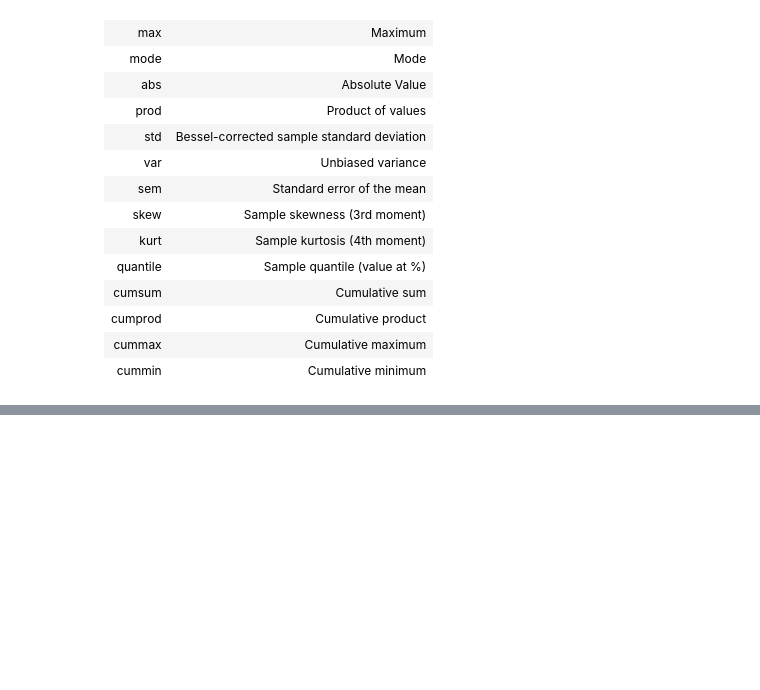
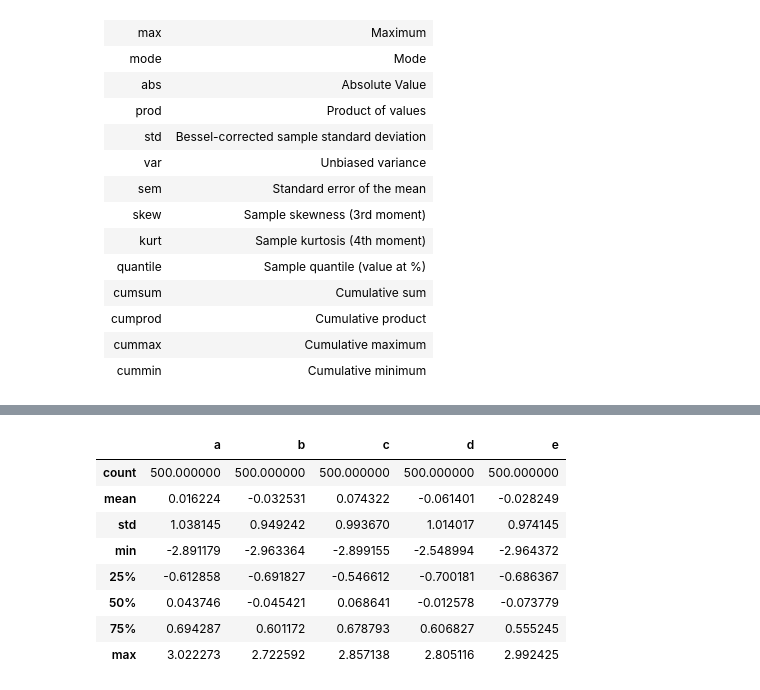
Before and after one commit to mangxiao2018/PandasSample, a Jupyter notebook: 100004-必会函数.ipynb, the cells around one changed output, grey strips where cells are left out. Saved outputs shown, nothing was run; the diff lists cells and outputs as text; code cells hidden in the pictures; blank space fills up the shorter version.

Commit message:
Summarizing data: describe

```diff
--- a/100004-必会函数.ipynb
+++ b/100004-必会函数.ipynb
@@ -817,0 +838,16 @@ series.nunique()
+# %%
+frame = pd.DataFrame(np.random.randn(1000,5), columns=["a","b","c","d","e"])
+# %%
+frame.iloc[::2] = np.nan
+# %%
+frame.describe()
+# %% [output]
+|  | a | b | c | d | e |
+| count | 500.000000 | 500.000000 | 500.000000 | 500.000000 | 500.000000 |
+| mean | 0.016224 | -0.032531 | 0.074322 | -0.061401 | -0.028249 |
+| std | 1.038145 | 0.949242 | 0.993670 | 1.014017 | 0.974145 |
+| min | -2.891179 | -2.963364 | -2.899155 | -2.548994 | -2.964372 |
+| 25% | -0.612858 | -0.691827 | -0.546612 | -0.700181 | -0.686367 |
+| 50% | 0.043746 | -0.045421 | 0.068641 | -0.012578 | -0.073779 |
+| 75% | 0.694287 | 0.601172 | 0.678793 | 0.606827 | 0.555245 |
+| max | 3.022273 | 2.722592 | 2.857138 | 2.805116 | 2.992425 |
```
Also changed, not shown: parts of 23 cells of this notebook.
